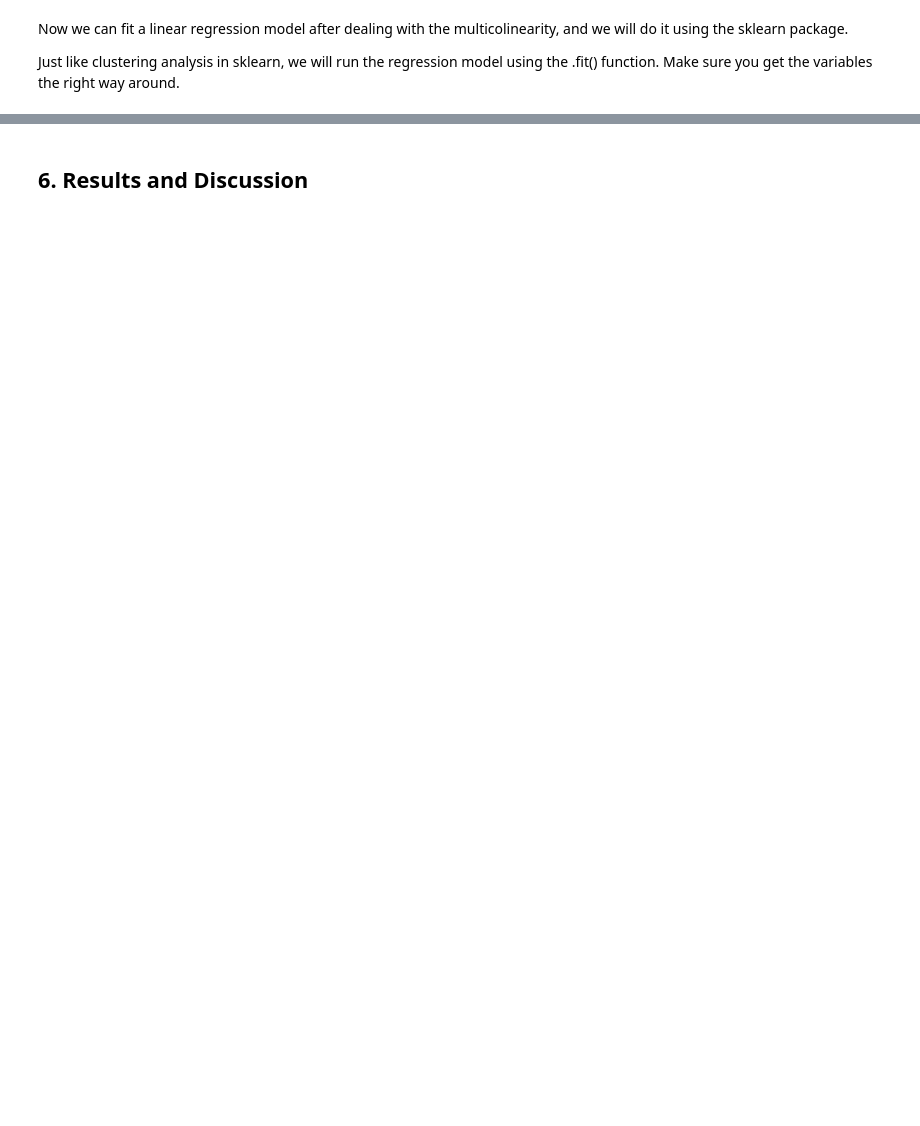
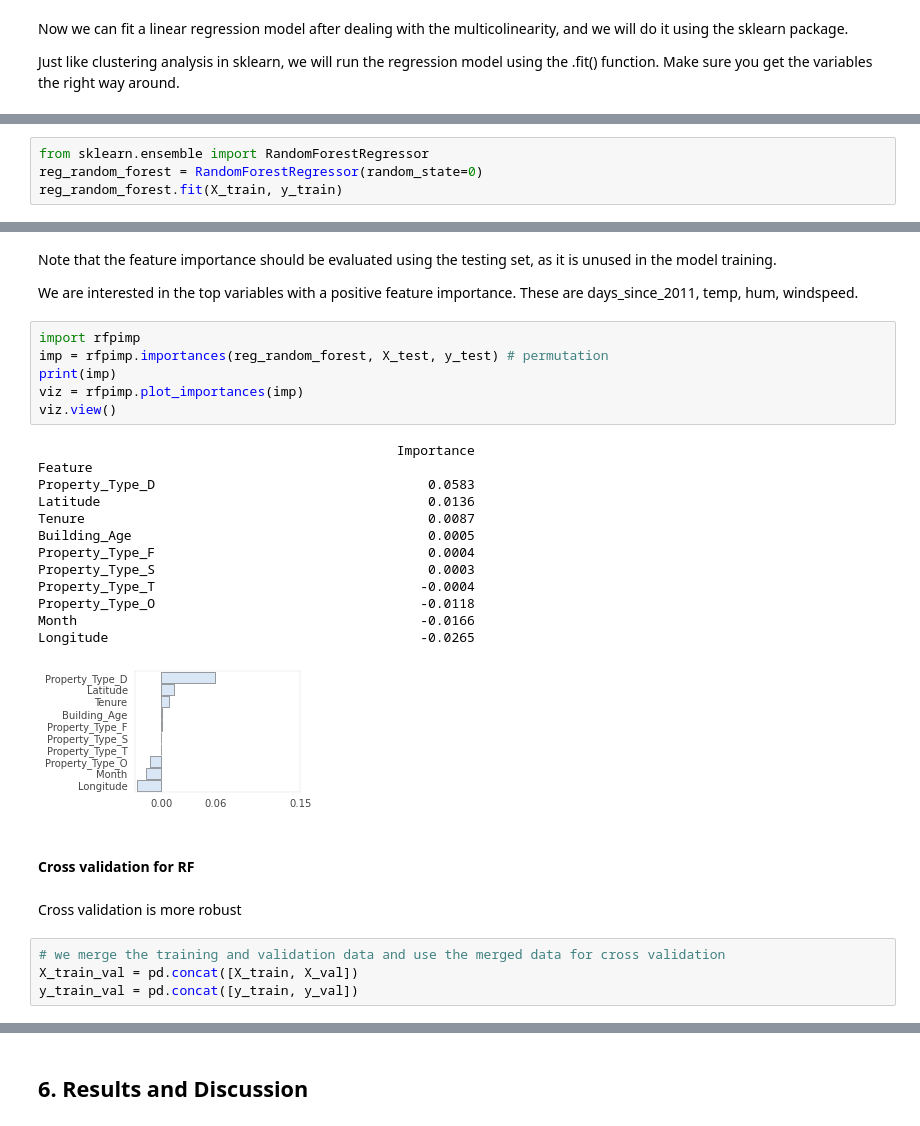
Before and after one commit to joeylizh/DSSS_Assessment, a Jupyter notebook: Assessment_Code.ipynb, the cells around one changed output, grey strips where cells are left out. Saved outputs shown, nothing was run; the diff lists cells and outputs as text; blank space fills up the shorter version.

```diff
--- a/Assessment_Code.ipynb
+++ b/Assessment_Code.ipynb
@@ -551,0 +791,4 @@ print(df_coef_lr_VIF)
+# %%
+from sklearn.ensemble import RandomForestRegressor
+reg_random_forest = RandomForestRegressor(random_state=0)
+reg_random_forest.fit(X_train, y_train)
@@ -551,0 +855,32 @@ print(df_coef_lr_VIF)
+# %% [markdown]
+Note that the feature importance should be evaluated using the testing set, as it is unused in the model training.
+
+We are interested in the top variables with a positive feature importance. These are days_since_2011, temp, hum, windspeed.
+# %%
+import rfpimp
+imp = rfpimp.importances(reg_random_forest, X_test, y_test) # permutation
+print(imp)
+viz = rfpimp.plot_importances(imp)
+viz.view()
+# %% [output]
+                                              Importance
+Feature
+Property_Type_D                                   0.0583
+Latitude                                          0.0136
+Tenure                                            0.0087
+Building_Age                                      0.0005
+Property_Type_F                                   0.0004
+Property_Type_S                                   0.0003
+Property_Type_T                                  -0.0004
+Property_Type_O                                  -0.0118
+Month                                            -0.0166
+Longitude                                        -0.0265
+[figure, added]
+# %% [markdown]
+#### Cross validation for RF
+# %% [markdown]
+Cross validation is more robust
+# %%
+# we merge the training and validation data and use the merged data for cross validation
+X_train_val = pd.concat([X_train, X_val])
+y_train_val = pd.concat([y_train, y_val])
```
Also changed, not shown: parts of 79 cells of this notebook, 4 other files.
